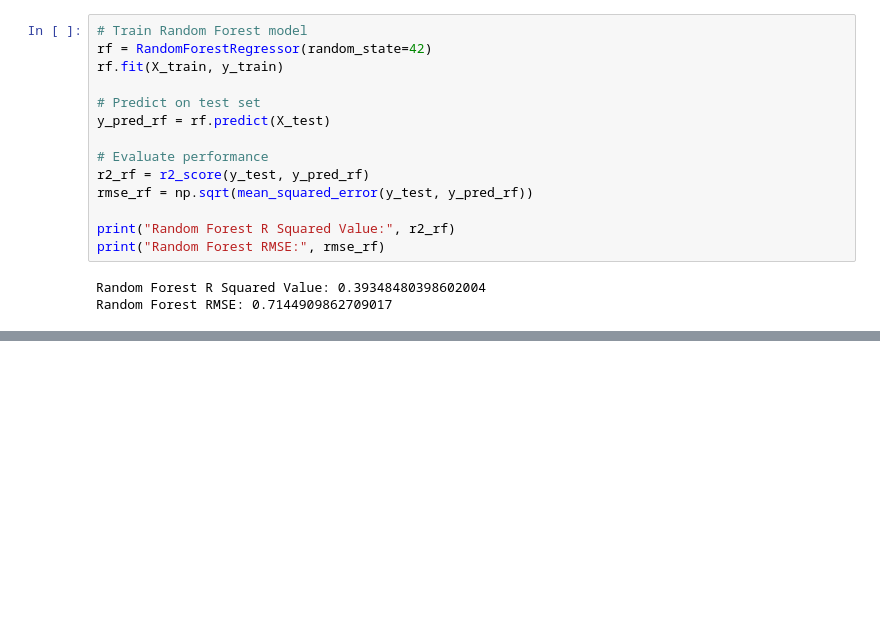
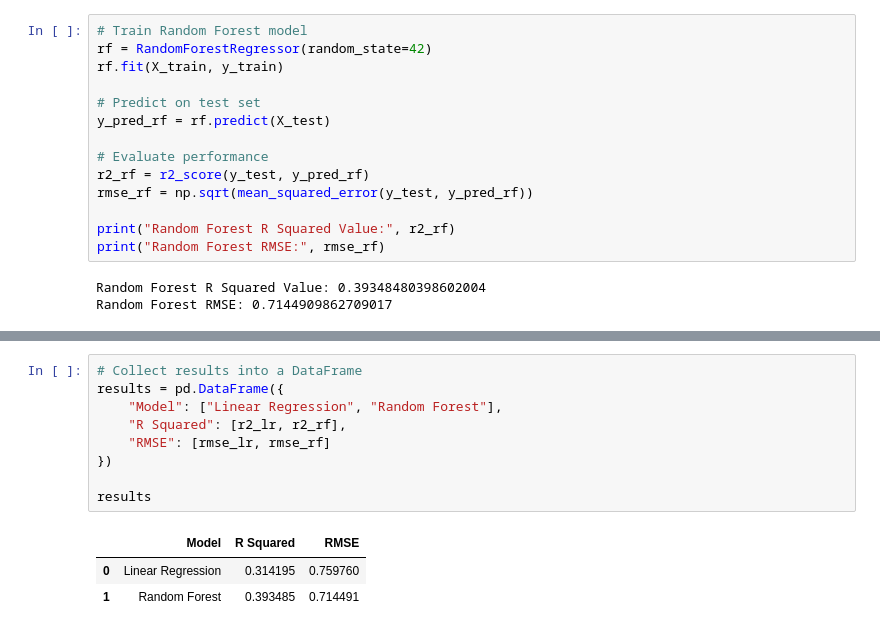
Before and after one commit to EddChi/wine-quality-prediction, a Jupyter notebook: notebooks/analysis.ipynb, the cells around one changed output, grey strips where cells are left out. Drawn from its saved outputs; the diff is of its cells as text; blank space fills up the shorter version.

```diff
--- a/notebooks/analysis.ipynb
+++ b/notebooks/analysis.ipynb
@@ -320,0 +340,13 @@ Random Forest RMSE: 0.7144909862709017
+# %%
+# Collect results into a DataFrame
+results = pd.DataFrame({
+    "Model": ["Linear Regression", "Random Forest"],
+    "R Squared": [r2_lr, r2_rf],
+    "RMSE": [rmse_lr, rmse_rf]
+})
+
+results
+# %% [output]
+|  | Model | R Squared | RMSE |
+| 0 | Linear Regression | 0.314195 | 0.759760 |
+| 1 | Random Forest | 0.393485 | 0.714491 |
```
Also changed, not shown: parts of 2 cells of this notebook.
